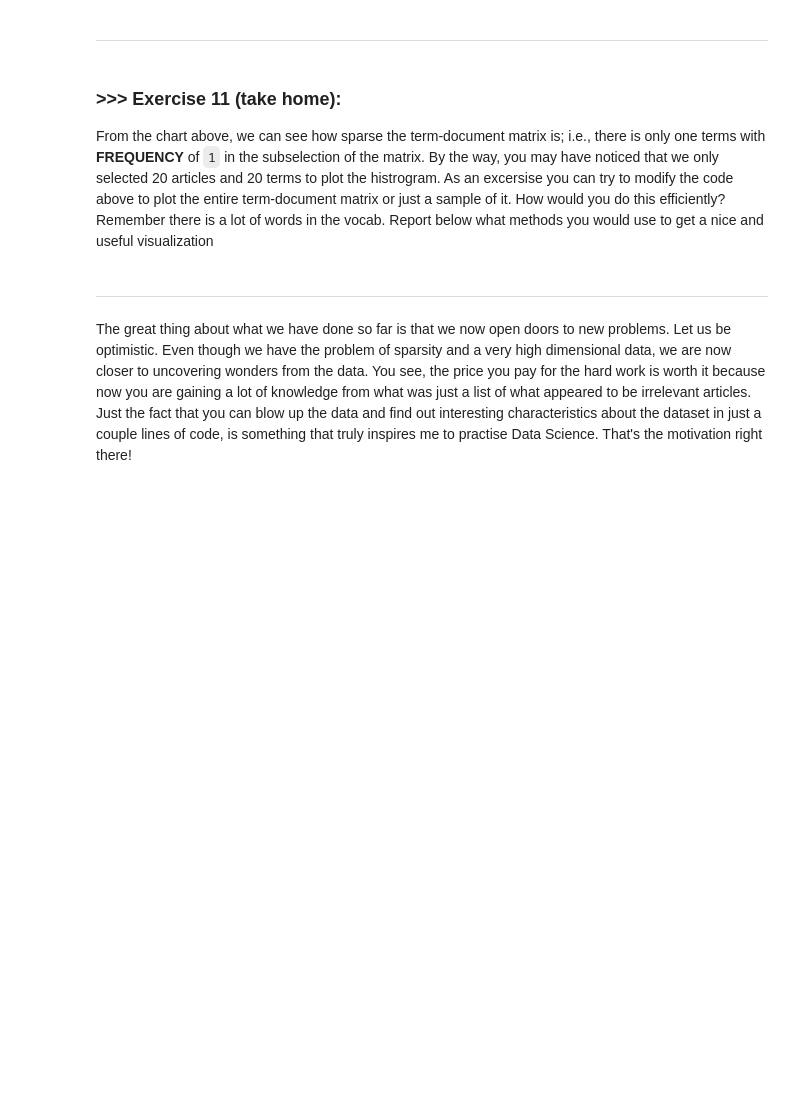
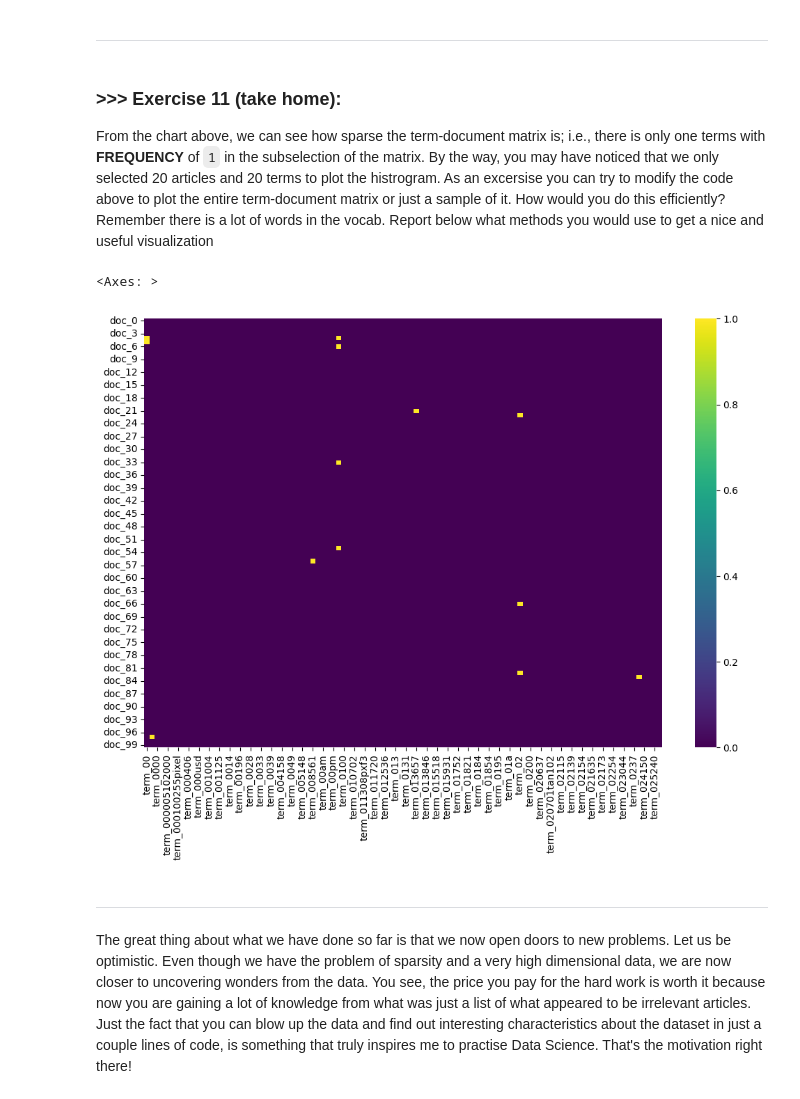
Before and after one commit to samjun99/DM2025-Lab1-Exercise, a Jupyter notebook: DM2025-Lab1-Master.ipynb, the cells around one changed output. Drawn from its saved outputs; the diff is of its cells as text; code cells hidden in the pictures; blank space fills up the shorter version.

```diff
--- a/DM2025-Lab1-Master.ipynb
+++ b/DM2025-Lab1-Master.ipynb
@@ -1043,3 +1105,25 @@ From the chart above, we can see how sparse the term-document matrix is; i.e., t
+# %%
+#Here I declared term_len and doc_len which determines the sample size we want for the plot
+#Next, using the same plot as before, I modified the code that plots the values by color instead of showing the value,
+#this way we can better visualize the data as the sample increases.
+
+term_len = 100
+doc_len = 100
+
+plot_x = ["term_"+str(i) for i in count_vect.get_feature_names_out()[0:term_len]]
+
+plot_y = ["doc_"+ str(i) for i in list(X.index)[0:doc_len]]
+
+plot_z = X_counts[0:doc_len, 0:term_len].toarray() #X_counts[how many documents, how many terms]
+
+
+df_todraw = pd.DataFrame(plot_z, columns = plot_x, index = plot_y)
+
+plt.subplots(figsize=(12, 8))
+sns.heatmap(df_todraw, cmap="viridis", cbar=True)
+# %% [output]
+<Axes: >
+[figure, added]
 # %% [markdown]
 ---
 # %% [markdown]
```
Also changed, not shown: parts of 73 cells of this notebook, 1 other file.
